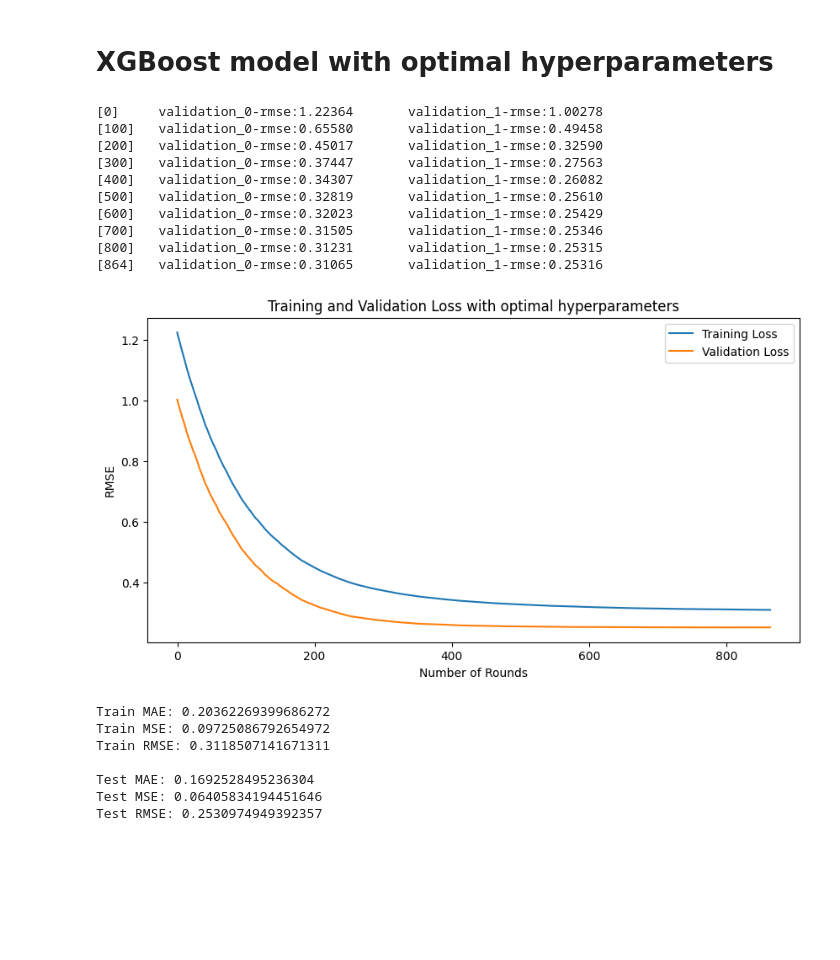
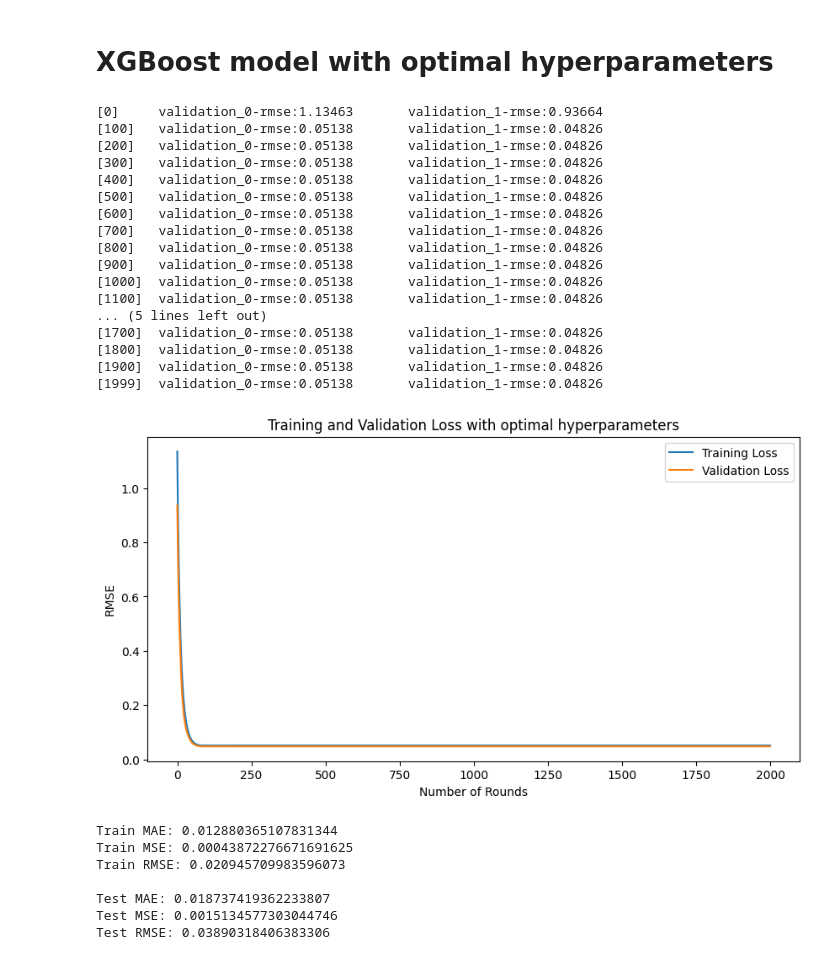
Before and after one commit to samirp92/Final-Year-Project-Time-Series-Forecating-, a Jupyter notebook: XGboost_Ele_Power_Consumption_Forecasting_Student_ID_21072112.ipynb, the cells around one changed output. Saved outputs shown, nothing was run; the diff lists cells and outputs as text; code cells hidden in the pictures; blank space fills up the shorter version.

```diff
--- a/XGboost_Ele_Power_Consumption_Forecasting_Student_ID_21072112.ipynb
+++ b/XGboost_Ele_Power_Consumption_Forecasting_Student_ID_21072112.ipynb
@@ -121,7 +159,6 @@ Note:-
 (Global_active_power*1000/60 - Sub_metering_1 - Sub_metering_2 - Sub_metering_3) represents the active energy consumed every minute (in watt hour) in the household by electrical equipment not measured in sub-meterings 1, 2 and 3
 # %%
 # Creating new variable for remaining power consumption in watt hour
-equation1 = (df['Global_active_power']*1000/60)
-equation2 = df['Sub_metering_1'] + df['Sub_metering_2'] + df['Sub_metering_3']
-df['Sub_metering_4'] = equation1 - equation2
-df.head()
+equation1 = (df_imputed['Global_active_power']*1000/60)
+equation2 = df_imputed['Sub_metering_1'] + df_imputed['Sub_metering_2'] + df_imputed['Sub_metering_3']
+df_imputed['Sub_metering_4'] = equation1 - equation2
@@ -136,6 +165,9 @@ df.head()
 # %%
 # Resampled the data
-hourly_resampled = df.resample('H').mean()
+hourly_resampled = df_imputed.resample('H').mean()
+
+# Save DataFrame to a CSV file
+hourly_resampled.to_csv('hourly_resampled.csv')
 # %% [markdown]
 # EDA
 # %%
@@ -178,7 +210,7 @@ Shape after Hourly resampling of data : (34589, 8)
 # %% [markdown]
 Note:- As Global_intensity and Sub_metering_4 are highly correlated with Global_active_power so I am removing Global_intensity column
 # %%
-df1 = hourly_resampled.drop(['Global_intensity', 'Sub_metering_4'], axis=1)
+df1 = hourly_resampled.drop(['Global_intensity'], axis=1)
 # %% [markdown]
 # Feature Engineering
 # %%
@@ -212,10 +259,8 @@ Index(['Global_active_power', 'Global_reactive_power', 'Voltage',
 # Train-Test Splitting
 # %%
 # Split the data into Train & Test Split
-features = ['Global_reactive_power', 'Voltage', 'Sub_metering_1', 'Sub_metering_2',
-            'Sub_metering_3', 'hour', 'month', 'quarter',
-            'year', 'week_of_year', 'day_of_week', 'day_of_month', 'day_of_year']
 target = ['Global_active_power']
+features = df1.drop(columns=['Global_active_power']).columns
 
 train_size = int(len(df1) * 0.80)
 df1_train = df1[:train_size]
@@ -396,16 +426,15 @@ Best score:  -0.12376089691033101
 xgb_model = xgb.XGBRegressor(booster='gbtree',
                              base_score=0.3,
                              n_estimators=2000,
-                             early_stopping_rounds=50,
                              objective='reg:linear',
-                             max_depth=5,              # [default=6] range: [0,∞]
-                             learning_rate=0.01,       # [default=0.3] range: [0,1]
-                             min_child_weight=2,       # [default=1] range: [0,∞]
-                             subsample=0.5,            # [default=1] range: [0,1]
-                             colsample_bytree=0.5,     # [default=1] range: [0,1]
+                             max_depth=3,              # [default=6] range: [0,∞]
+                             learning_rate=0.1,        # [default=0.3] range: [0,1]
+                             min_child_weight=5,       # [default=1] range: [0,∞]
+                             subsample=1,              # [default=1] range: [0,1]
+                             colsample_bytree=0.8,     # [default=1] range: [0,1]
                              min_split_loss=1,         # [default=0] range: [0,∞]
-                             reg_alpha=3,              # [default=0] range: [0,∞]
-                             reg_lambda=4)             # [default=1] range: [0,∞]
+                             reg_alpha=1,              # [default=0] range: [0,∞]
+                             reg_lambda=0)             # [default=1] range: [0,∞]
 
 # Fit the XGboost model
 history = xgb_model.fit(X_train, y_train, eval_set=[(X_train, y_train), (X_test, y_test)], verbose=100)
@@ -414,52 +443,55 @@ history = xgb_model.fit(X_train, y_train, eval_set=[(X_train, y_train), (X_test,
 evals_result = xgb_model.evals_result()
 
 # Plot the training and validation loss
 plt.figure(figsize=(10, 5))
 plt.plot(evals_result['validation_0']['rmse'], label='Training Loss')
 plt.plot(evals_result['validation_1']['rmse'], label='Validation Loss')
 plt.xlabel('Number of Rounds')
 plt.ylabel('RMSE')
 plt.title('Training and Validation Loss with optimal hyperparameters')
 plt.legend()
 plt.show()
-
-# Predictions with the fine-turned  model
-train_predict = xgb_model.predict(X_train)
-test_predict = xgb_model.predict(X_test)
 
 # Calculate evaluation metrics
 print('\nTrain MAE:', mean_absolute_error(y_train, train_predict))
 print('Train MSE:', mean_squared_error(y_train, train_predict))
 print('Train RMSE:',np.sqrt(mean_squared_error(y_train, train_predict)))
 print('\nTest MAE:', mean_absolute_error(y_test, test_predict))
 print('Test MSE:', mean_squared_error(y_test, test_predict))
 print('Test RMSE:',np.sqrt(mean_squared_error(y_test, test_predict)))
 
 # Plot the graph after fine-tuning the hyperparameters (Actual vs Prediction)
 plt.figure(figsize=(12, 6), dpi=300)
 plt.plot(df1.index[-200:], y_test[-200:], label='Actual')
 plt.plot(df1.index[-200:], test_predict[-200:], label='Predicted')
 plt.title('Hourly Global Active Power after fine-tuning the hyperparameters')
 plt.xlabel('Time')
 plt.ylabel('Global Active Power (kW)')
 plt.legend()
 plt.show()
 # %% [output]
-[0]     validation_0-rmse:1.22364       validation_1-rmse:1.00278
-[100]   validation_0-rmse:0.65580       validation_1-rmse:0.49458
-[200]   validation_0-rmse:0.45017       validation_1-rmse:0.32590
-[300]   validation_0-rmse:0.37447       validation_1-rmse:0.27563
-[400]   validation_0-rmse:0.34307       validation_1-rmse:0.26082
-[500]   validation_0-rmse:0.32819       validation_1-rmse:0.25610
-[600]   validation_0-rmse:0.32023       validation_1-rmse:0.25429
-[700]   validation_0-rmse:0.31505       validation_1-rmse:0.25346
-[800]   validation_0-rmse:0.31231       validation_1-rmse:0.25315
-[864]   validation_0-rmse:0.31065       validation_1-rmse:0.25316
+[0]     validation_0-rmse:1.13463       validation_1-rmse:0.93664
+[100]   validation_0-rmse:0.05138       validation_1-rmse:0.04826
+[200]   validation_0-rmse:0.05138       validation_1-rmse:0.04826
+[300]   validation_0-rmse:0.05138       validation_1-rmse:0.04826
+[400]   validation_0-rmse:0.05138       validation_1-rmse:0.04826
+[500]   validation_0-rmse:0.05138       validation_1-rmse:0.04826
+[600]   validation_0-rmse:0.05138       validation_1-rmse:0.04826
+[700]   validation_0-rmse:0.05138       validation_1-rmse:0.04826
+[800]   validation_0-rmse:0.05138       validation_1-rmse:0.04826
+[900]   validation_0-rmse:0.05138       validation_1-rmse:0.04826
+[1000]  validation_0-rmse:0.05138       validation_1-rmse:0.04826
+[1100]  validation_0-rmse:0.05138       validation_1-rmse:0.04826
+... (5 lines left out)
+[1700]  validation_0-rmse:0.05138       validation_1-rmse:0.04826
+[1800]  validation_0-rmse:0.05138       validation_1-rmse:0.04826
+[1900]  validation_0-rmse:0.05138       validation_1-rmse:0.04826
+[1999]  validation_0-rmse:0.05138       validation_1-rmse:0.04826
-[figure, old version]
+[figure, new version]
-Train MAE: 0.20362269399686272
-Train MSE: 0.09725086792654972
-Train RMSE: 0.3118507141671311
+Train MAE: 0.012880365107831344
+Train MSE: 0.00043872276671691625
+Train RMSE: 0.020945709983596073
 
-Test MAE: 0.1692528495236304
-Test MSE: 0.06405834194451646
-Test RMSE: 0.2530974949392357
+Test MAE: 0.018737419362233807
+Test MSE: 0.0015134577303044746
+Test RMSE: 0.03890318406383306
```
Also changed, not shown: parts of 17 cells of this notebook.
